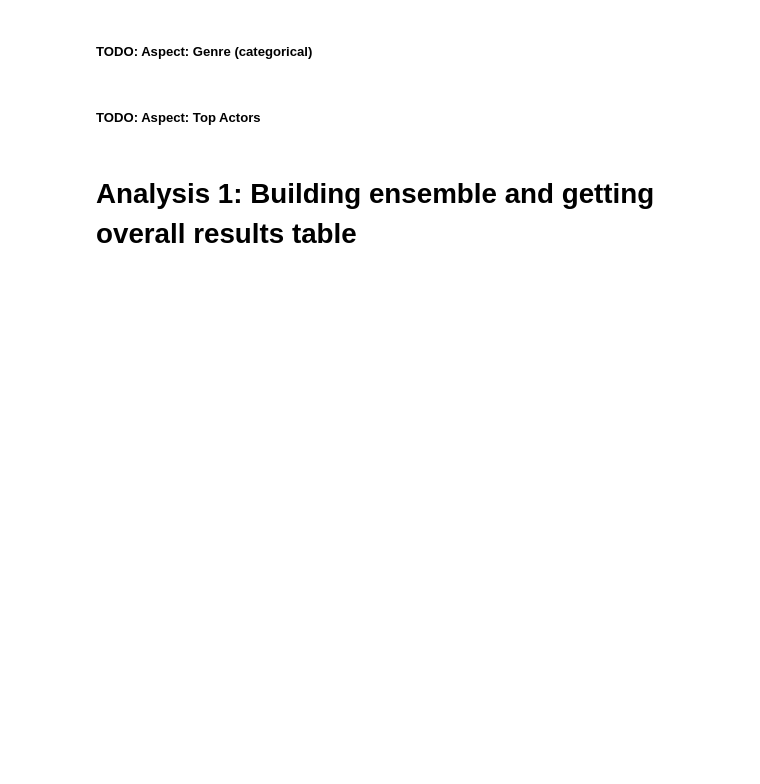
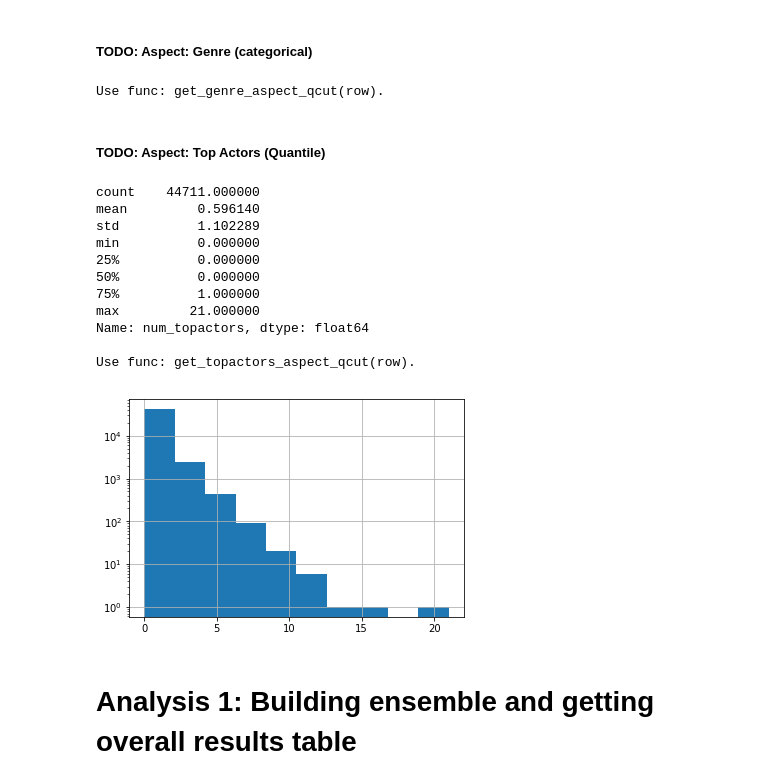
Before and after one commit to bhuvi3/movie_recommendation_system, a Jupyter notebook: code/generate_results.ipynb, the cells around one changed output. Saved outputs shown, nothing was run; the diff lists cells and outputs as text; code cells hidden in the pictures; blank space fills up the shorter version.

```diff
--- a/code/generate_results.ipynb
+++ b/code/generate_results.ipynb
@@ -114,6 +131,73 @@ Use func: get_movie_aspect_qcut(movie_id).
 # %% [markdown]
 ##### TODO: Aspect: Genre (categorical)
+# %%
+def get_genre_aspect_func(movie_to_genre_dict):
+    def get_genre_aspect_qcut(row):
+        movie_id = row['movie_id']
+        if movie_id not in movie_to_genre_dict:
+            return None
+        else:
+            return movie_to_genre_dict[movie_id]
+
+    print("\nUse func: get_genre_aspect_qcut(row).")
+    return get_genre_aspect_qcut
+
+
+movie_to_genre_pickle_file = "../data/movies_genres.pickle"
+with open(movie_to_genre_pickle_file, "rb") as fp:
+    movie_to_genre_dict = pickle.load(fp)
+
+unique_genres = set(movie_to_genre_dict.values())
+genre_qcut_values = unique_genres
+get_genre_aspect_qcut = get_genre_aspect_func(movie_to_genre_dict)
+# %% [output]
+Use func: get_genre_aspect_qcut(row).
 # %% [markdown]
-##### TODO: Aspect: Top Actors
+##### TODO: Aspect: Top Actors (Quantile)
+# %%
+def get_topactors_aspect_func(actors_one_hot_embeddings):
+    movie_ids = []
+    num_topactors = []
+
+    for movie_id, onehot_encoding in actors_one_hot_embeddings.items():
+        movie_ids.append(movie_id)
+        num_topactors.append(np.sum(onehot_encoding.ravel()))
+
+    topactors_aspect_counts = pd.DataFrame({"movie_id": movie_ids, "num_topactors": num_topactors})
+    print(topactors_aspect_counts.num_topactors.describe())
+    plt.yscale('log')
+    topactors_aspect_counts.num_topactors.hist()
+
+    topactors_aspect_counts['qcut_label'] = pd.qcut(topactors_aspect_counts.num_topactors.rank(method='first'), 3, labels=False)
+    topactors_aspect_counts = topactors_aspect_counts.set_index("movie_id")
+
+    #def topactors_aspect_counts(movie_id):
+    #    return topactors_aspect_counts.loc[movie_id]['qcut_label']
+
+    def get_topactors_aspect_qcut(row):
+        return topactors_aspect_counts.loc[row['movie_id']]['qcut_label']
+
+    print("\nUse func: get_topactors_aspect_qcut(row).")
+    return get_topactors_aspect_qcut
+
+
+actors_one_hot_file = "../data/updated_actor_one_hot.pickle"
+with open(actors_one_hot_file, "rb") as fp:
+    actors_one_hot_embeddings = pickle.load(fp)
+
+get_topactors_aspect_qcut = get_topactors_aspect_func(actors_one_hot_embeddings)
+# %% [output]
+count    44711.000000
+mean         0.596140
+std          1.102289
+min          0.000000
+25%          0.000000
+50%          0.000000
+75%          1.000000
+max         21.000000
+Name: num_topactors, dtype: float64
+
+Use func: get_topactors_aspect_qcut(row).
+[figure, added]
 # %% [markdown]
 # Analysis 1: Building ensemble and getting overall results table
```
Also changed, not shown: parts of 37 cells of this notebook, 9 other files.
